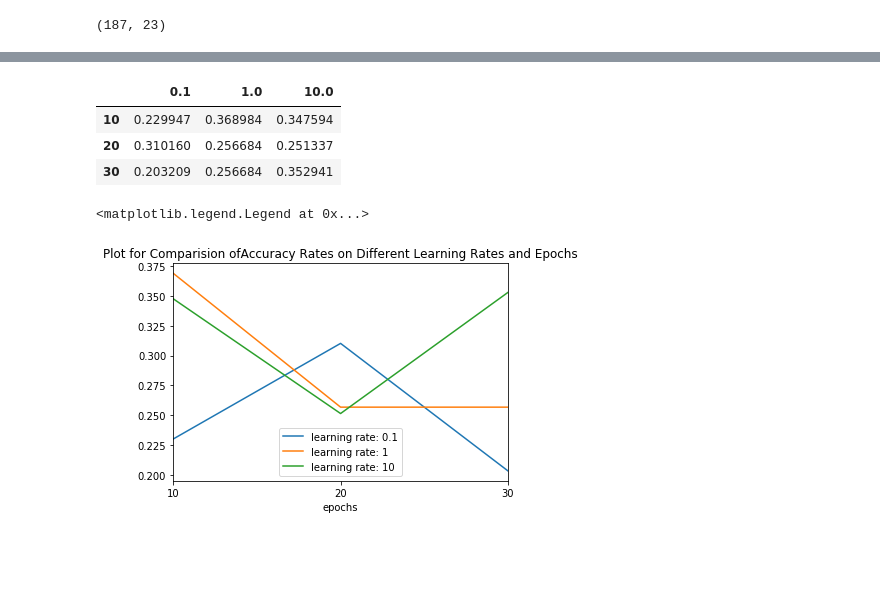
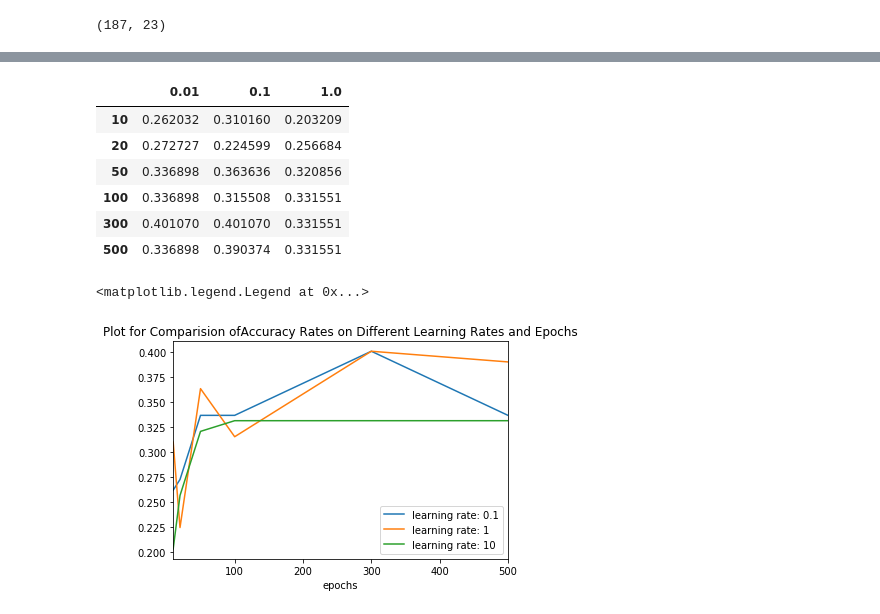
Before and after one commit to peleonard/CMPS-4720-6720-Sp18, a Jupyter notebook: myOwnClassificationAlgor/SPECT.ipynb, the cells around one changed output, grey strips where cells are left out. Cells and saved outputs as stored; diff of their text form; code cells hidden in the pictures; blank space fills up the shorter version.

```diff
--- a/myOwnClassificationAlgor/SPECT.ipynb
+++ b/myOwnClassificationAlgor/SPECT.ipynb
@@ -32,19 +34,22 @@ def percepLearn_DF(X_train, y_train, X_test, y_test, r, Epochs):
     return [w, E]
 # %%
 ## Implementation of the perceptron learning algorithm
-weights = np.zeros((9,22))
-accuracyRate = np.zeros(9)
-for i in range(3):
-    for j in range(3):
-        r = 10**(i-2)
-        nE = 10*(j+1)
-        weights[j+i*3], accuracyRate[j+i*3] = percepLearn_DF(X_train = SP_train.iloc[:,1:23],
+
+nE = np.array([10, 20, 50, 100, 300, 500])
+lR = np.array([.01, .1, 1])
+
+weights = np.zeros((len(nE)*len(lR),22))
+accuracyRate = np.zeros(len(nE)*len(lR))
+
+for i in range(len(nE)):
+    for j in range(len(lR)):
+        weights[j+i*len(lR)], accuracyRate[j+i*len(lR)] = percepLearn_DF(X_train = SP_train.iloc[:,1:23],
                y_train = SP_train.iloc[:, 0],
                X_test = SP_test.iloc[:,1:23], y_test = SP_test.iloc[:,0],
-               r = r, Epochs=nE)
+               r = lR[j], Epochs=nE[i])
         print("Fitted weights of the perceptron"
-              "with leanring rate %.2f and Epochs %d" %(r, nE) +
-              " are:\n {}".format(weights[j+3*i]) +
-              "\n Accuracy Rate is %.3f" %(accuracyRate[j+3*i]))
+              "with leanring rate %.2f and Epochs %d" %(lR[j], nE[i]) +
+              " are:\n {}".format(weights[j+len(lR)*i]) +
+              "\n Accuracy Rate is %.3f" %(accuracyRate[j+len(lR)*i]))
 # %% [output]
 Fitted weights of the perceptronwith leanring rate 0.01 and Epochs 10 are:
@@ -67,21 +72,25 @@ Fitted weights of the perceptronwith leanring rate 1.00 and Epochs 30 are:
 # %%
-## Plot for Comparision of Accuracy Rates on Different Learning Rates and Epochs
-arDF = pd.DataFrame(accuracyRate.reshape((3,3)),
-                    columns=np.array([0.1,1,10]),
-                    index=np.array([10,20,30]))
+## chart for Comparision of Accuracy Rates on Different Learning Rates and Epochs
+arDF = pd.DataFrame(accuracyRate.reshape((len(nE), len(lR))),
+                    columns=lR,
+                    index=nE)
 arDF
 # %% [output]
-|  | 0.1 | 1.0 | 10.0 |
-| 10 | 0.229947 | 0.368984 | 0.347594 |
-| 20 | 0.310160 | 0.256684 | 0.251337 |
-| 30 | 0.203209 | 0.256684 | 0.352941 |
+|  | 0.01 | 0.1 | 1.0 |
+| 10 | 0.262032 | 0.310160 | 0.203209 |
+| 20 | 0.272727 | 0.224599 | 0.256684 |
+| 50 | 0.336898 | 0.363636 | 0.320856 |
+| 100 | 0.336898 | 0.315508 | 0.331551 |
+| 300 | 0.401070 | 0.401070 | 0.331551 |
+| 500 | 0.336898 | 0.390374 | 0.331551 |
 # %%
+## plot for Comparision of Accuracy Rates on Different Learning Rates and Epochs
+
 %matplotlib inline
-plt = arDF.plot(xticks = [10,20,30],
-                title='Plot for Comparision of'
+plt = arDF.plot(title='Plot for Comparision of'
                 'Accuracy Rates on Different Learning Rates and Epochs')
 plt.set_xlabel('epochs')
 plt.legend(['learning rate: 0.1', 'learning rate: 1', 'learning rate: 10'])
 # %% [output]
 <matplotlib.legend.Legend at 0x...>
-[figure, old version]
+[figure, new version]
```
Also changed, not shown: parts of 2 cells of this notebook, 2 other files.
